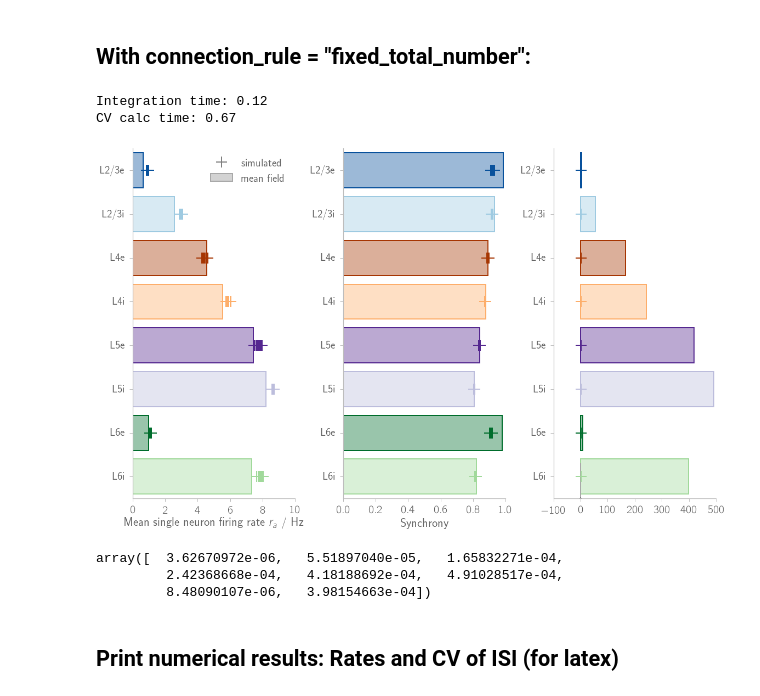
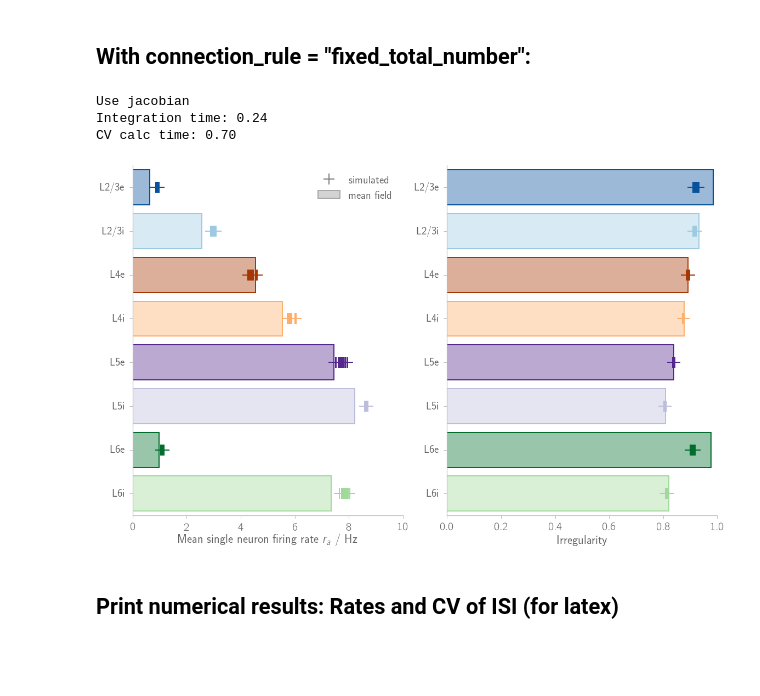
Before and after one commit to frschu/microcircuit, a Jupyter notebook: analysis/compare_sim_mf.ipynb, the cells around one changed output. Cells and saved outputs as stored; diff of their text form; code cells hidden in the pictures; blank space fills up the shorter version.

```diff
--- a/analysis/compare_sim_mf.ipynb
+++ b/analysis/compare_sim_mf.ipynb
@@ -34,14 +34,20 @@ colors = style.colors
 # %load "../analysis/trans_mean_field.py"
 def solve_model(model,
                v_guess_0=np.array([ 0.6,  2.5,  4. ,  5.6,  8.2,  8. ,  1.6,  7.6]),
-               root_method='hybr', options=None):
+               jacobian=False, root_method='hybr', options=None):
     """Solve for model, given the initial guess v_guess_0.
     Returns solution = v0.
     """
     from scipy.optimize import root
 
+    if jacobian==False:
+        jac = False
+    else:
+        print("Use jacobian")
+        jac = model.jacobian
+
     # Run on initial guess v_guess_0
-    sol = root(model.root_v0, v_guess_0, jac=False, method=root_method, options=options)
+    sol = root(model.root_v0, v_guess_0, jac=jac, method=root_method, options=options)
     if sol["success"]:
         v0  = sol["x"]
         if np.all(v0 < 1./model.t_ref):
@@ -116,11 +122,13 @@ model_micro     = model_class.model(neuron_model=neuron_model,
                                     weight_rel_sd=weight_rel_sd)
 
 v_guess_0       = np.array([ 0.6,  2.5,  4. ,  5.6,  8.2,  8. ,  1.6,  7.6])
+jacobian=True
 root_method='hybr'
 options= {"xtol": 1e-13, "maxfev": 10**3}
 
 t_int0      = time.time()
 rate_mf     = solve_model(model_micro, v_guess_0,
+                          jacobian=jacobian,
                           root_method=root_method, options=options)
 t_int1      = time.time() - t_int0
 print("Integration time: %.2f"%(t_int1))
@@ -130,8 +138,6 @@ cv_isi_mf   = CV_ISI_mf(rate_mf, model=model_micro)
 t_int1      = time.time() - t_int0
 print("CV calc time: %.2f"%(t_int1))
 
-del_t = 3 # s, time bin
-synchrony_mf = del_t**2 * rate_mf**2 * cv_isi_mf
 
 ######################################################
 # Simulation results
@@ -155,49 +161,40 @@ with h5py.File(path_res_file, "r") as res_file:
     for j, sim_spec2 in enumerate(res_file.keys()):
         res_grp = res_file[sim_spec2]
 
         rates_mean_all[j]   = res_grp["rates_mean"][:]
         cv_isi_mean_all[j]  = res_grp["cv_isi_mean"][:]
         synchrony_all[j]    = res_grp["synchrony"][:]
 
 ######################################################
 # Plotting
 ######################################################
 
 fig = plt.figure()
 
-ax1 = hf.add_subplot(fig, n_rows_cols=(1, 3), index_row_col=(0, 0), rowspan=1, colspan=1)
+ax1 = hf.add_subplot(fig, n_rows_cols=(1, 2), index_row_col=(0, 0), rowspan=1, colspan=1)
 plot_compare_sim_mf(rates_mean_all, rate_mf, ax1)
 ax1.set_xlabel("Mean single neuron firing rate $r_a$ / Hz")
 ax1.set_xlim(0, 10)
 ax1.legend(loc="best")
 
-ax2 = hf.add_subplot(fig, n_rows_cols=(1, 3), index_row_col=(0, 1), rowspan=1, colspan=1)
+ax2 = hf.add_subplot(fig, n_rows_cols=(1, 2), index_row_col=(0, 1), rowspan=1, colspan=1)
 plot_compare_sim_mf(cv_isi_mean_all, cv_isi_mf, ax2)
-ax2.set_xlabel("Mean CV of ISI")
+ax2.set_xlabel("Irregularity")
 ax2.set_xlim(0, 1)
 
-ax3 = hf.add_subplot(fig, n_rows_cols=(1, 3), index_row_col=(0, 2), rowspan=1, colspan=1)
-plot_compare_sim_mf(synchrony_all, synchrony_mf, ax3)
-ax2.set_xlabel("Synchrony")
-#ax2.set_xlim(0, 1)
 
 
 for ax in fig.axes:
     style.fixticks(ax)
 
 fig_name = "compare_sim_mf_fixed_total_number"
 if save_fig:
     hf.saving_fig(fig, figure_path, fig_name, verbose=False)
 # %% [output]
-Integration time: 0.12
-CV calc time: 0.67
+Use jacobian
+Integration time: 0.24
+CV calc time: 0.70
-[figure, old version]
+[figure, new version]
-# %%
-synchrony_mf
-# %% [output]
-array([  3.62670972e-06,   5.51897040e-05,   1.65832271e-04,
-         2.42368668e-04,   4.18188692e-04,   4.91028517e-04,
-         8.48090107e-06,   3.98154663e-04])
 # %% [markdown]
 ## Print numerical results: Rates and CV of ISI (for latex)
 # %%
```
Also changed, not shown: parts of 12 cells of this notebook, 16 other files.
